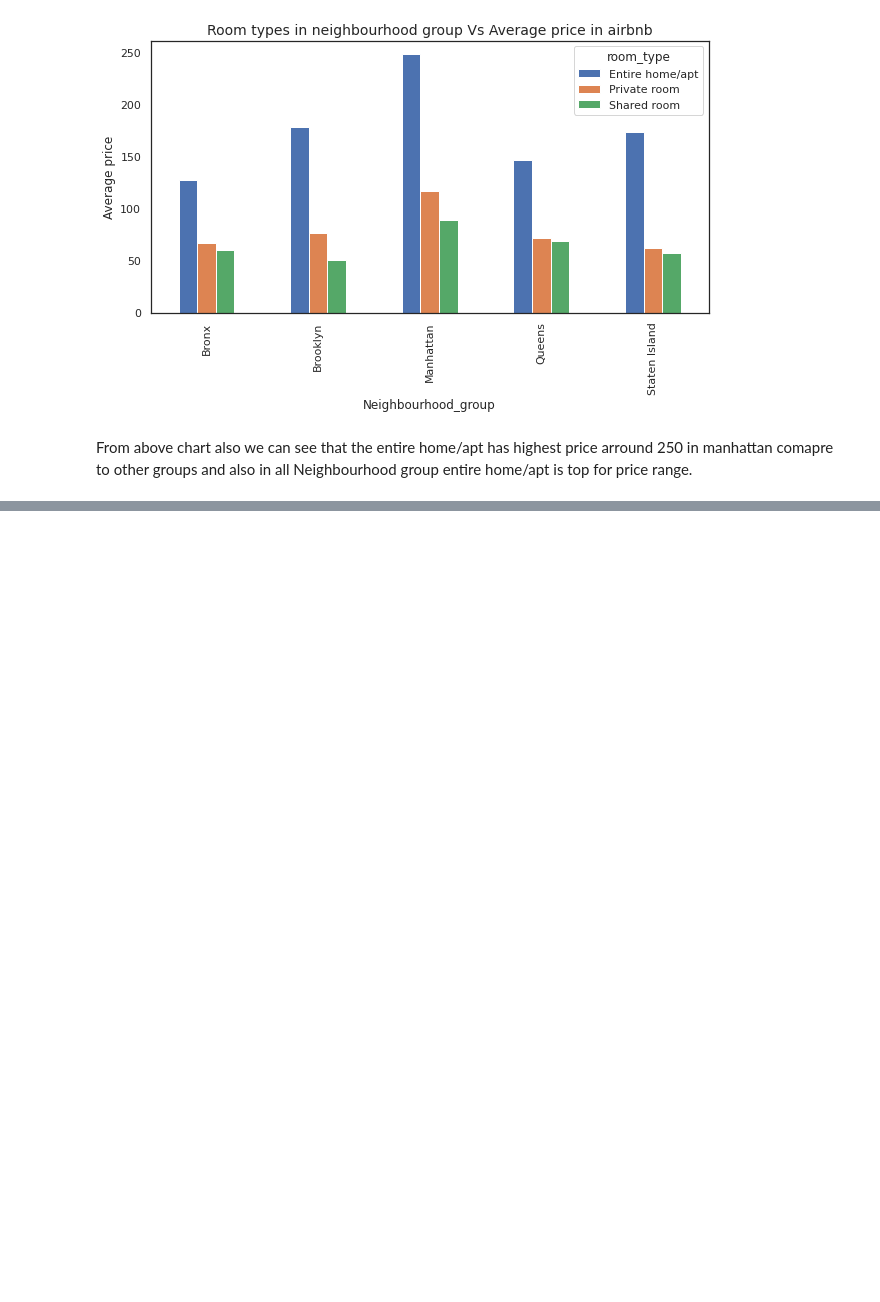
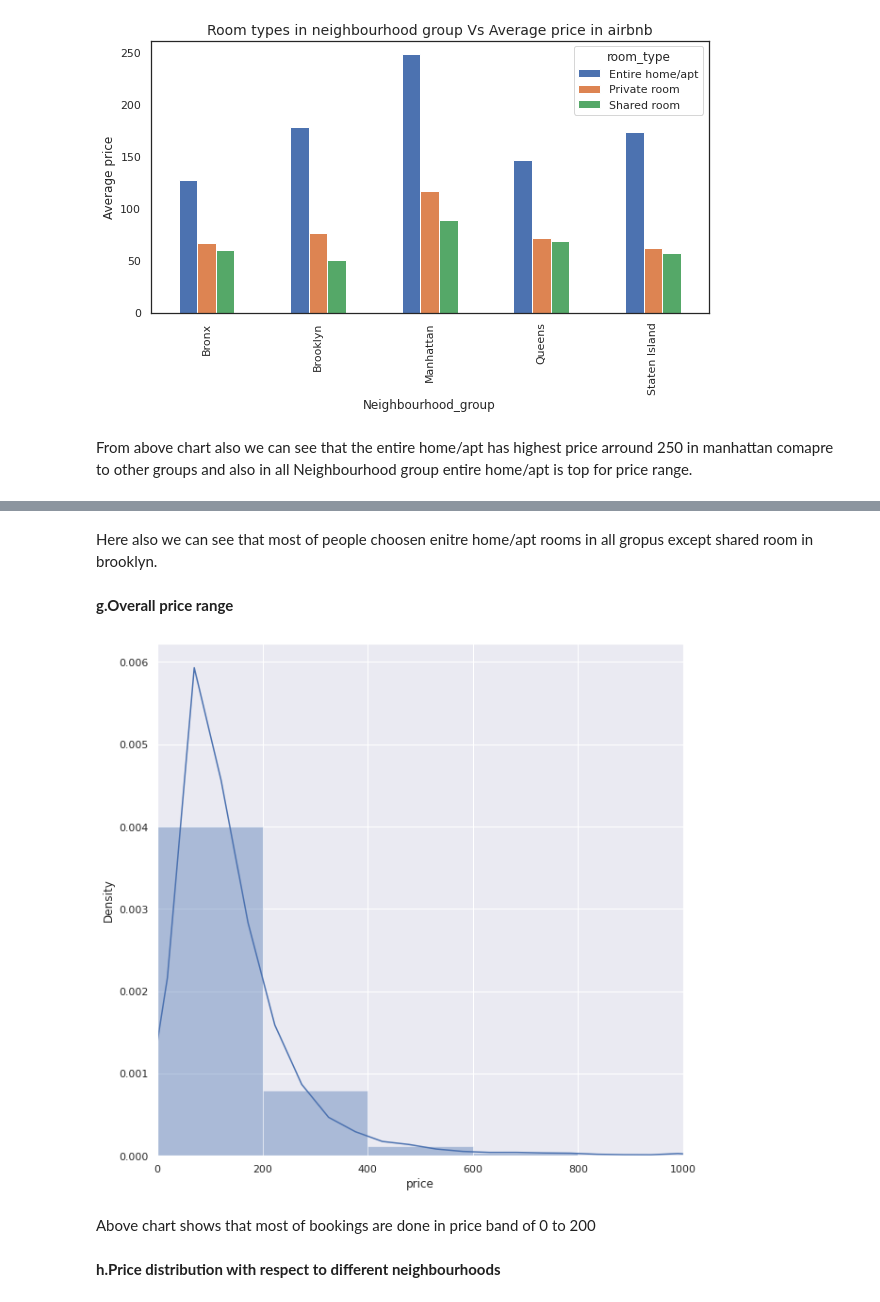
Before and after one commit to ShabuddinDhafedar/Airbnb-Bookings-Analysis, a Jupyter notebook: Airbnb_Bookings_Analysis_Capstone_Project(shabuddin).ipynb, the cells around one changed output, grey strips where cells are left out. Drawn from its saved outputs; the diff is of its cells as text; code cells hidden in the pictures; blank space fills up the shorter version.

```diff
--- a/Airbnb_Bookings_Analysis_Capstone_Project(shabuddin).ipynb
+++ b/Airbnb_Bookings_Analysis_Capstone_Project(shabuddin).ipynb
@@ -397,0 +444,17 @@ From above chart also we can see that the entire home/apt has highest price arro
+# %% [markdown]
+Here also we can see that most of people choosen enitre home/apt rooms in all gropus except shared room in brooklyn.
+# %% [markdown]
+**g.Overall price range**
+# %%
+#Overall price analysis with Distplot
+price = airbnb_df['price']
+sns.set(rc={'figure.figsize':(10,10)})
+plt.xlim(0, 1000)
+sns.distplot(price,hist=True)
+plt.show()
+# %% [output]
+[figure, added]
+# %% [markdown]
+Above chart shows that most of bookings are done in price band of 0 to 200
+# %% [markdown]
+**h.Price distribution with respect to different neighbourhoods**
```
Also changed, not shown: parts of 12 cells of this notebook.
